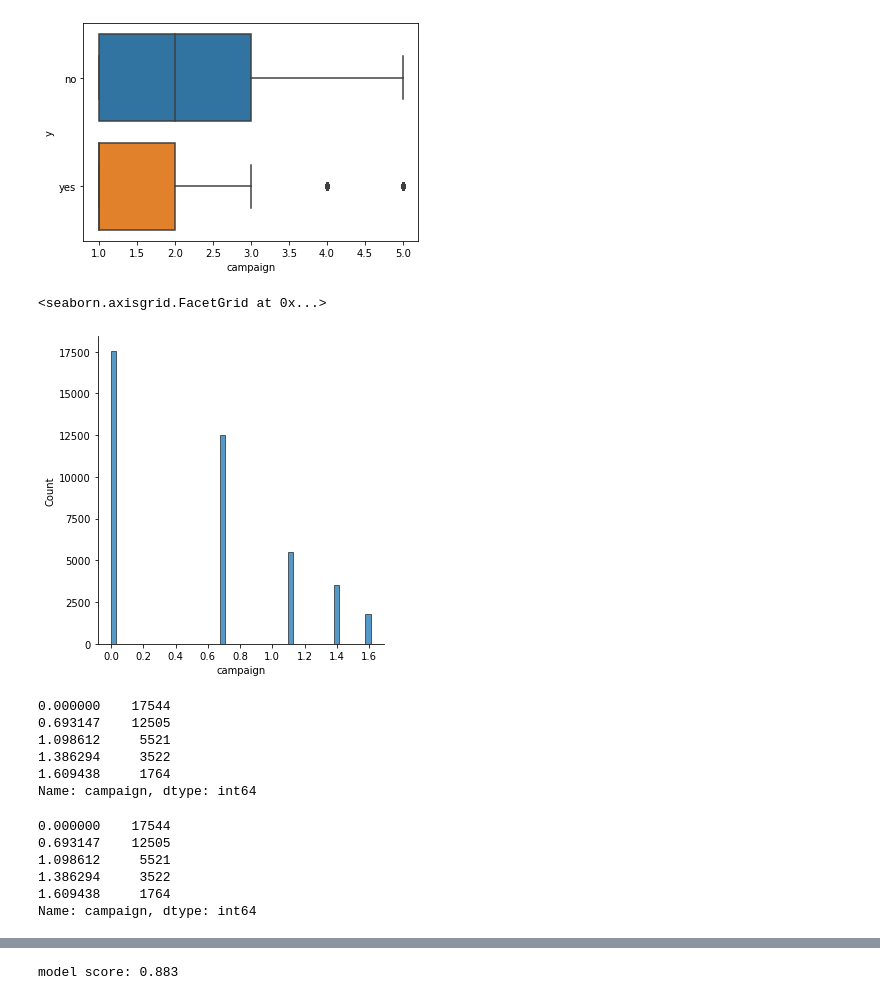
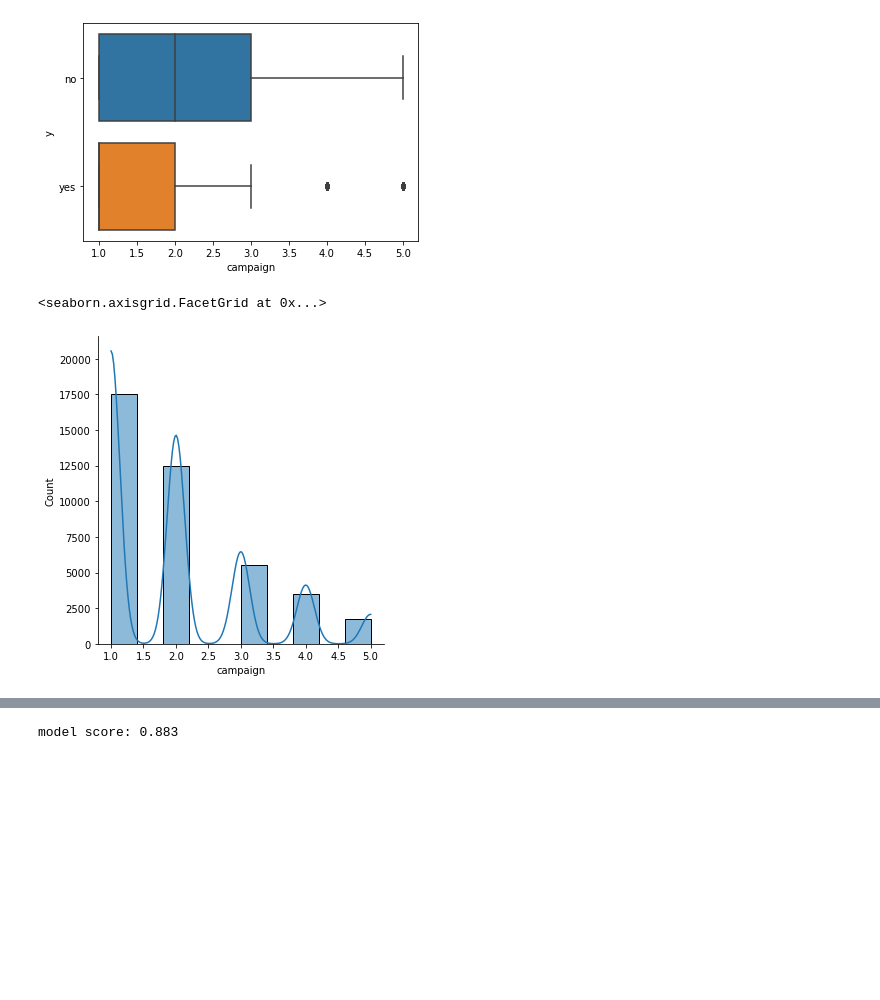
Before and after one commit to AthimetA/FRA503_HW_ML, a Jupyter notebook: HW1-ML.ipynb, the cells around one changed output, grey strips where cells are left out. Cells and saved outputs as stored; diff of their text form; code cells hidden in the pictures; blank space fills up the shorter version.

```diff
--- a/HW1-ML.ipynb
+++ b/HW1-ML.ipynb
@@ -116,31 +104,11 @@ sns.boxplot(x='campaign', y='y', data=df)
 # %% [output]
 <AxesSubplot:xlabel='campaign', ylabel='y'>
 [figure]
-# %%
-df_campaign_log = np.log(df['campaign'])
-sns.displot(df_campaign_log, bins=50)
-# %% [output]
-<seaborn.axisgrid.FacetGrid at 0x...>
-[figure, removed]
-# %%
-df_campaign_log.value_counts()
-# %% [output]
-0.000000    17544
-0.693147    12505
-1.098612     5521
-1.386294     3522
-1.609438     1764
-Name: campaign, dtype: int64
-# %%
-df['campaign']  = df_campaign_log
-df['campaign'].value_counts()
-# %% [output]
-0.000000    17544
-0.693147    12505
-1.098612     5521
-1.386294     3522
-1.609438     1764
-Name: campaign, dtype: int64
+# %%
+sns.displot(df['campaign'], bins=10 , kde=True)
+# %% [output]
+<seaborn.axisgrid.FacetGrid at 0x...>
+[figure, added]
 # %%
 sns.catplot(x= 'y',y='campaign', data=df) # plot relationship between data
 # %% [output]
```
Also changed, not shown: parts of 2 cells of this notebook.
